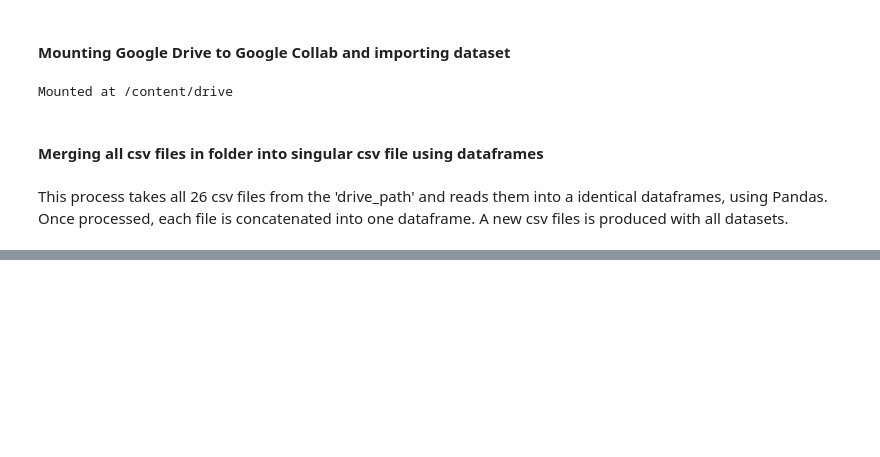
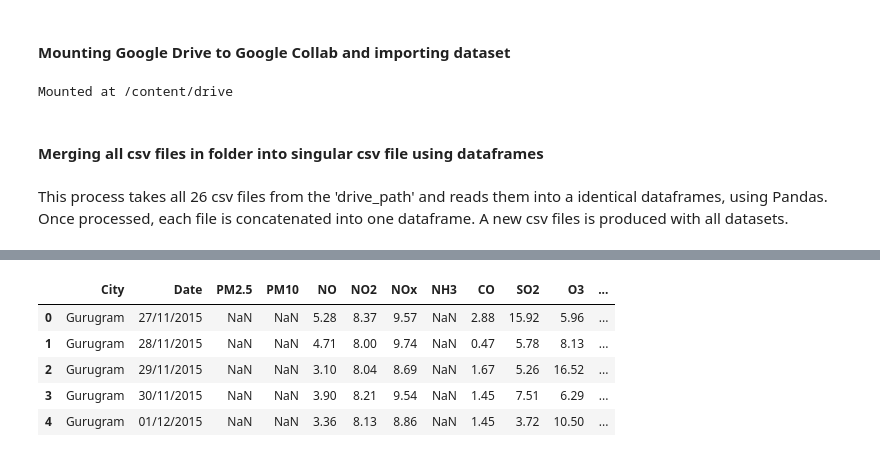
Before and after one commit to thomreid11/CMP7005_PRES1_Repository, a Jupyter notebook: CMP7005_PRES1.ipynb, the cells around one changed output, grey strips where cells are left out. Saved outputs shown, nothing was run; the diff lists cells and outputs as text; code cells hidden in the pictures; blank space fills up the shorter version.

Commit message:
Added key to shows each variable in dataframe, started general data insights

```diff
--- a/CMP7005_PRES1.ipynb
+++ b/CMP7005_PRES1.ipynb
@@ -61,0 +83,10 @@ df
+# %%
+# First 5 rows of dataframe
+df.head()
+# %% [output]
+|  | City | Date | PM2.5 | PM10 | NO | NO2 | NOx | NH3 | CO | SO2 | O3 | ... |
+| 0 | Gurugram | 27/11/2015 | NaN | NaN | 5.28 | 8.37 | 9.57 | NaN | 2.88 | 15.92 | 5.96 | ... |
+| 1 | Gurugram | 28/11/2015 | NaN | NaN | 4.71 | 8.00 | 9.74 | NaN | 0.47 | 5.78 | 8.13 | ... |
+| 2 | Gurugram | 29/11/2015 | NaN | NaN | 3.10 | 8.04 | 8.69 | NaN | 1.67 | 5.26 | 16.52 | ... |
+| 3 | Gurugram | 30/11/2015 | NaN | NaN | 3.90 | 8.21 | 9.54 | NaN | 1.45 | 7.51 | 6.29 | ... |
+| 4 | Gurugram | 01/12/2015 | NaN | NaN | 3.36 | 8.13 | 8.86 | NaN | 1.45 | 3.72 | 10.50 | ... |
```
Also changed, not shown: parts of 9 cells of this notebook.
